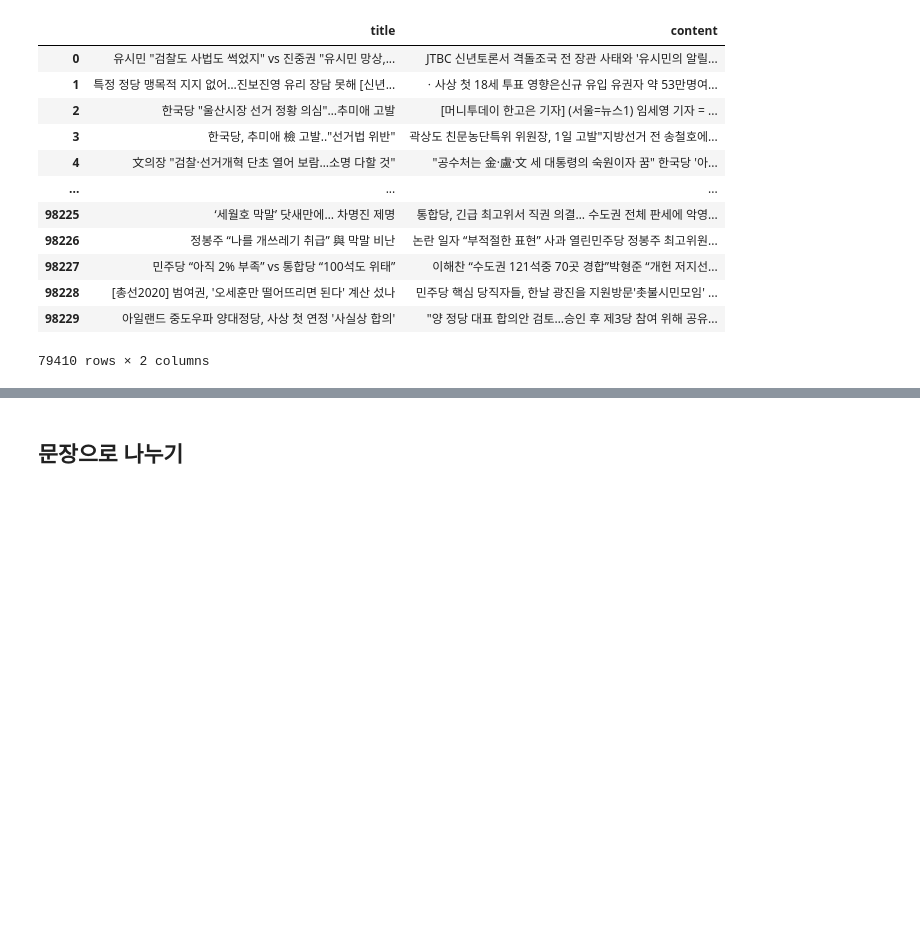
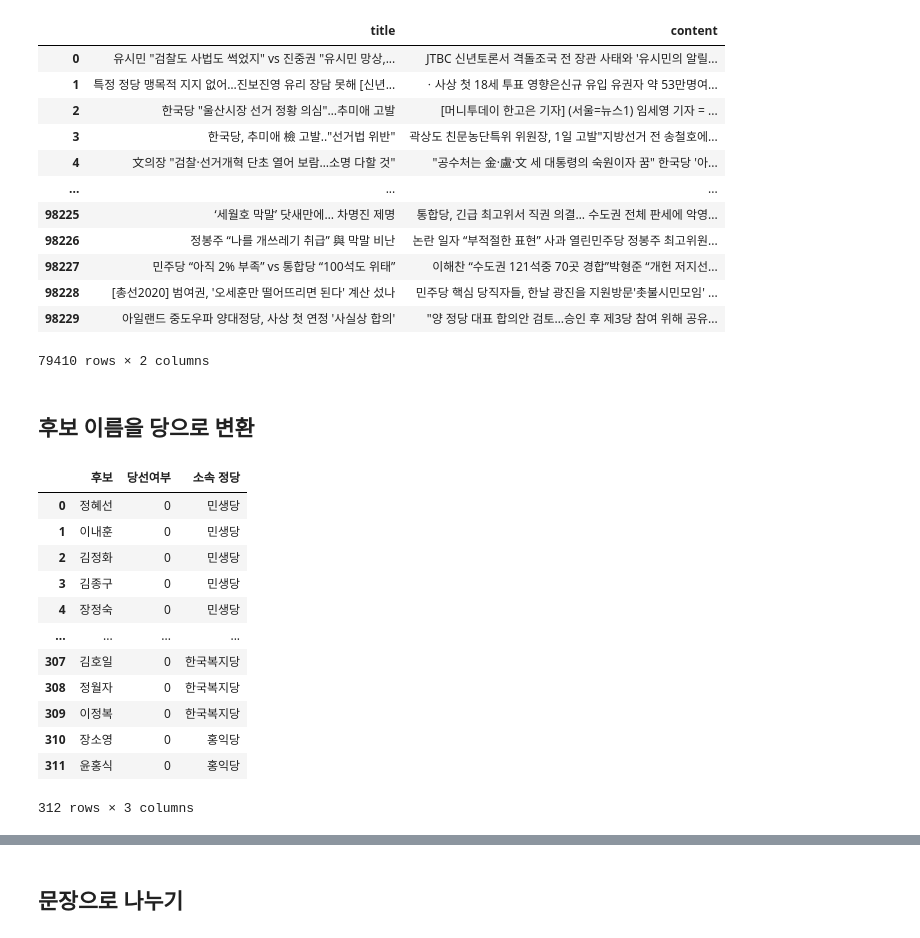
Before and after one commit to dbfla3831/STUDY, a Jupyter notebook: project/선거예측/news_2020.ipynb, the cells around one changed output, grey strips where cells are left out. Drawn from its saved outputs; the diff is of its cells as text; code cells hidden in the pictures; blank space fills up the shorter version.

```diff
--- a/project/선거예측/news_2020.ipynb
+++ b/project/선거예측/news_2020.ipynb
@@ -222,3 +195,23 @@ df_news
 | 98228 | [총선2020] 범여권, '오세훈만 떨어뜨리면 된다' 계산 섰나 | 민주당 핵심 당직자들, 한날 광진을 지원방문'촛불시민모임' ... |
 | 98229 | 아일랜드 중도우파 양대정당, 사상 첫 연정 '사실상 합의' | "양 정당 대표 합의안 검토…승인 후 제3당 참여 위해 공유... |
 79410 rows × 2 columns
+# %% [markdown]
+## 후보 이름을 당으로 변환
+# %%
+name_df = pd.read_csv('./data/제21대_국회의원선거_후보자_명단.csv')
+
+name_df
+# %% [output]
+|  | 후보 | 당선여부 | 소속 정당 |
+| 0 | 정혜선 | 0 | 민생당 |
+| 1 | 이내훈 | 0 | 민생당 |
+| 2 | 김정화 | 0 | 민생당 |
+| 3 | 김종구 | 0 | 민생당 |
+| 4 | 장정숙 | 0 | 민생당 |
+| ... | ... | ... | ... |
+| 307 | 김호일 | 0 | 한국복지당 |
+| 308 | 정월자 | 0 | 한국복지당 |
+| 309 | 이정복 | 0 | 한국복지당 |
+| 310 | 장소영 | 0 | 홍익당 |
+| 311 | 윤홍식 | 0 | 홍익당 |
+312 rows × 3 columns
```
Also changed, not shown: parts of 16 cells of this notebook, 6 other files.
